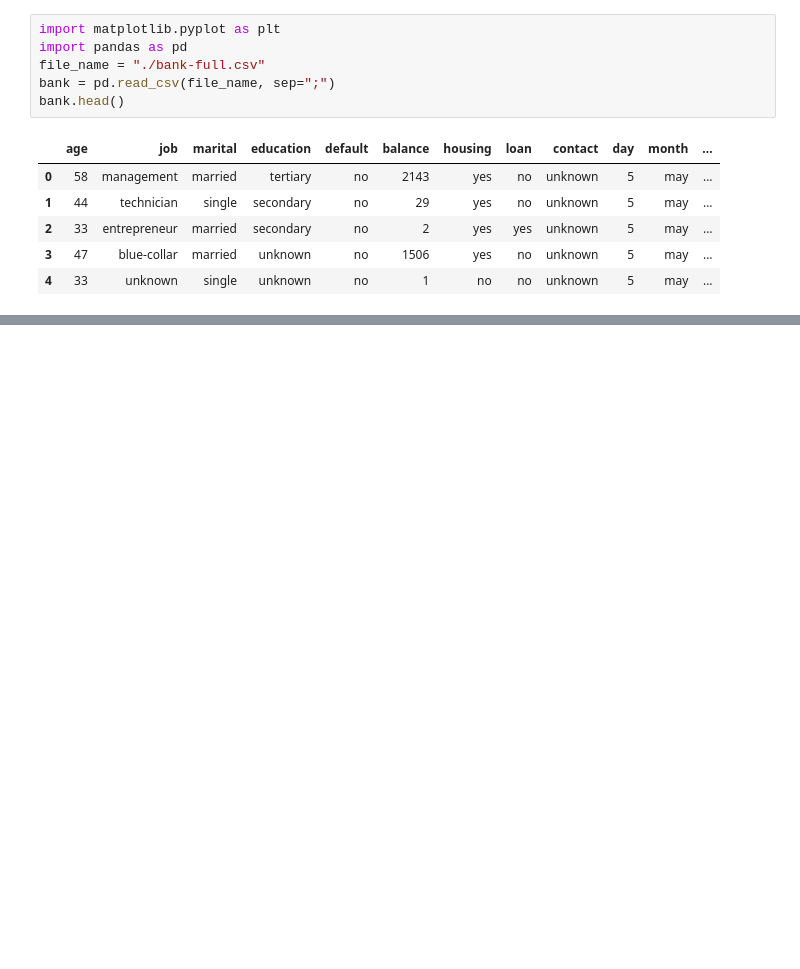
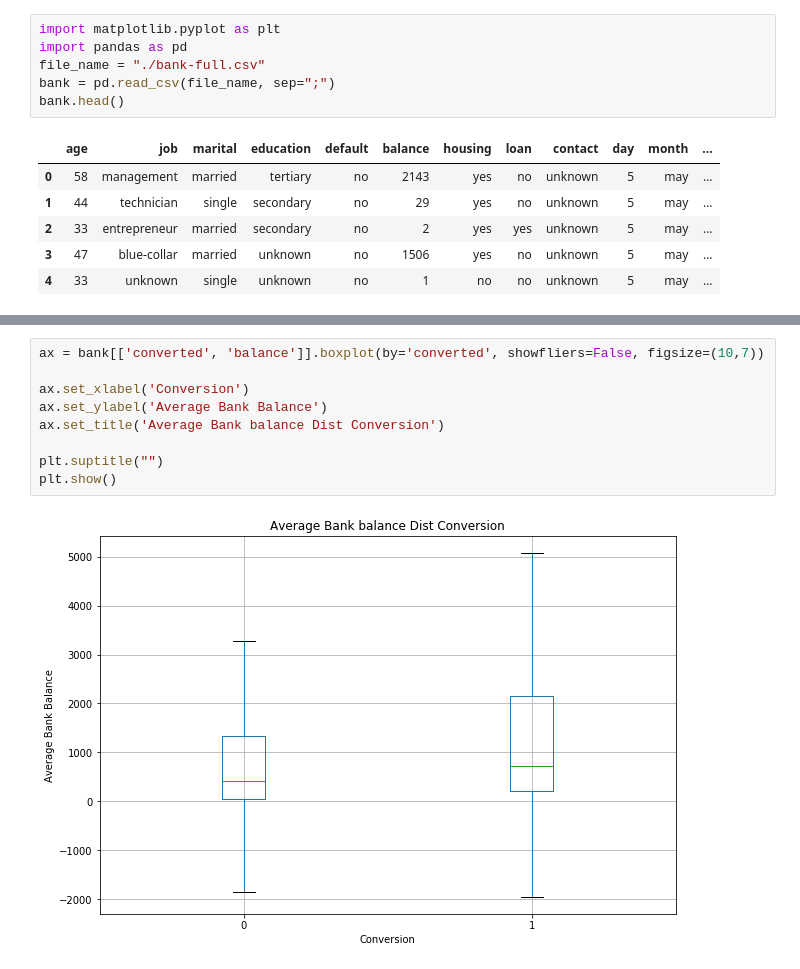
Before and after one commit to AvinashTiwari/Artifical-intelligence-2, a Jupyter notebook: 1_DataScience_20_Case_Studies/9_Predecting_Engagement/PredectingEngagment.ipynb, the cells around one changed output, grey strips where cells are left out. Cells and saved outputs as stored; diff of their text form; blank space fills up the shorter version.

```diff
--- a/1_DataScience_20_Case_Studies/9_Predecting_Engagement/PredectingEngagment.ipynb
+++ b/1_DataScience_20_Case_Studies/9_Predecting_Engagement/PredectingEngagment.ipynb
@@ -13,0 +92,11 @@ bank.head()
+# %%
+ax = bank[['converted', 'balance']].boxplot(by='converted', showfliers=False, figsize=(10,7))
+
+ax.set_xlabel('Conversion')
+ax.set_ylabel('Average Bank Balance')
+ax.set_title('Average Bank balance Dist Conversion')
+
+plt.suptitle("")
+plt.show()
+# %% [output]
+[figure, added]
```
Also changed, not shown: parts of 6 cells of this notebook.
